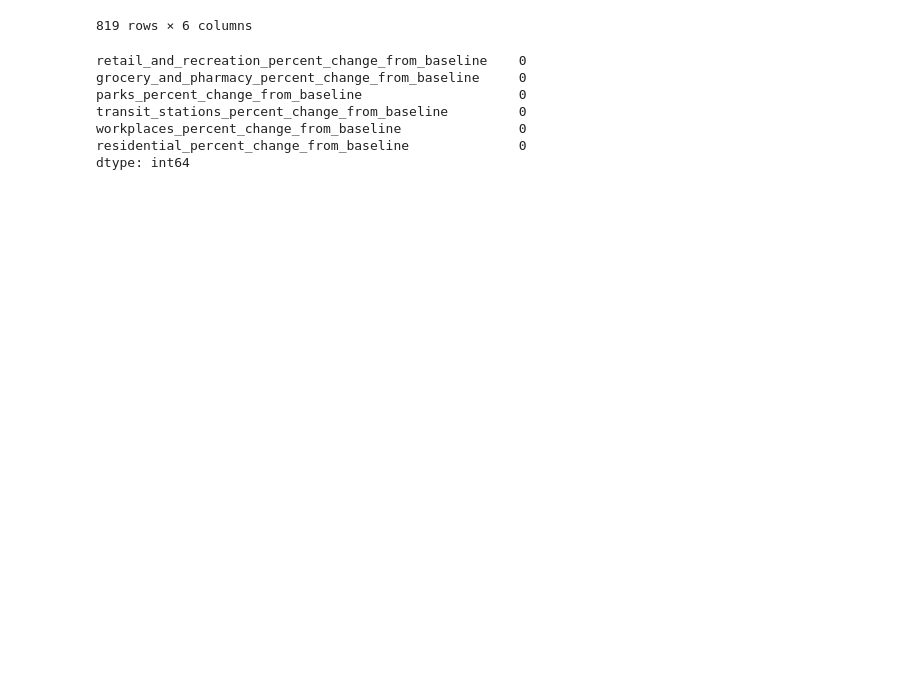
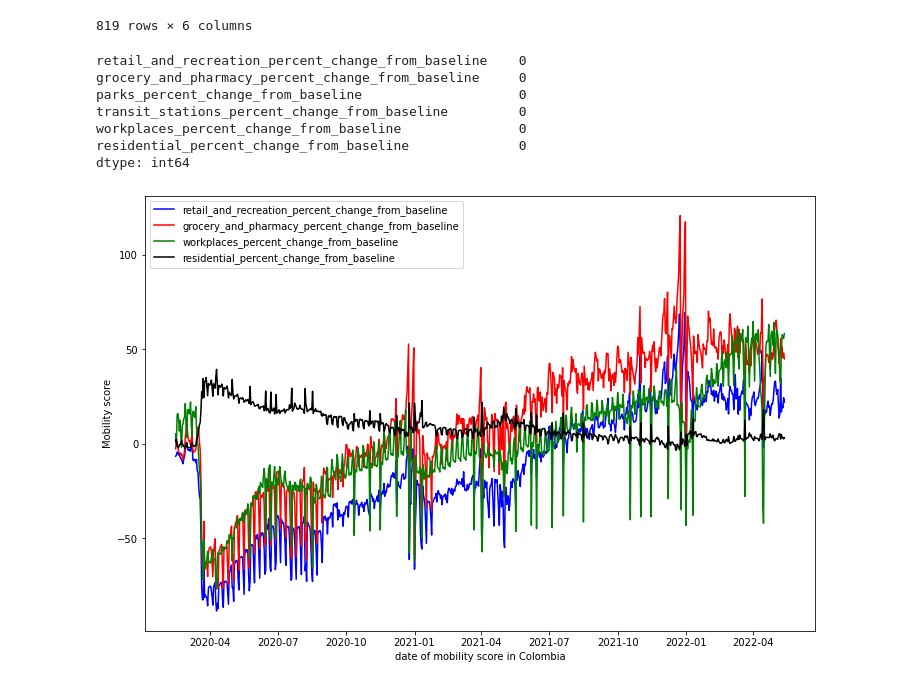
Before and after one commit to MITCriticalData-Colombia/Covid_Media_Cloud, a Jupyter notebook: Google_Data/Google_Mobility.ipynb, the cells around one changed output. Cells and saved outputs as stored; diff of their text form; code cells hidden in the pictures; blank space fills up the shorter version.

Commit message:
google mobility code update

```diff
--- a/Google_Data/Google_Mobility.ipynb
+++ b/Google_Data/Google_Mobility.ipynb
@@ -288,3 +274,16 @@ residential_percent_change_from_baseline              0
 dtype: int64
 # %%
 colombia_mobility.to_csv(os.path.join(main_path, out_dir, 'mobility_colombia.csv'),index=True)
+# %%
+# Covid cases in time
+plt.figure(figsize = (12, 8))
+plt.plot(colombia_mobility.index, colombia_mobility['retail_and_recreation_percent_change_from_baseline'], color ='blue', label='retail_and_recreation_percent_change_from_baseline')
+plt.plot(colombia_mobility.index, colombia_mobility['grocery_and_pharmacy_percent_change_from_baseline'], color ='red', label='grocery_and_pharmacy_percent_change_from_baseline')
+plt.plot(colombia_mobility.index, colombia_mobility['workplaces_percent_change_from_baseline'], color ='green', label='workplaces_percent_change_from_baseline')
+plt.plot(colombia_mobility.index, colombia_mobility['residential_percent_change_from_baseline'], color ='black', label='residential_percent_change_from_baseline')
+plt.xlabel('date of mobility score in Colombia')
+plt.ylabel('Mobility score')
+plt.legend()
+plt.show()
+# %% [output]
+[figure, added]
```
Also changed, not shown: parts of 2 cells of this notebook.
